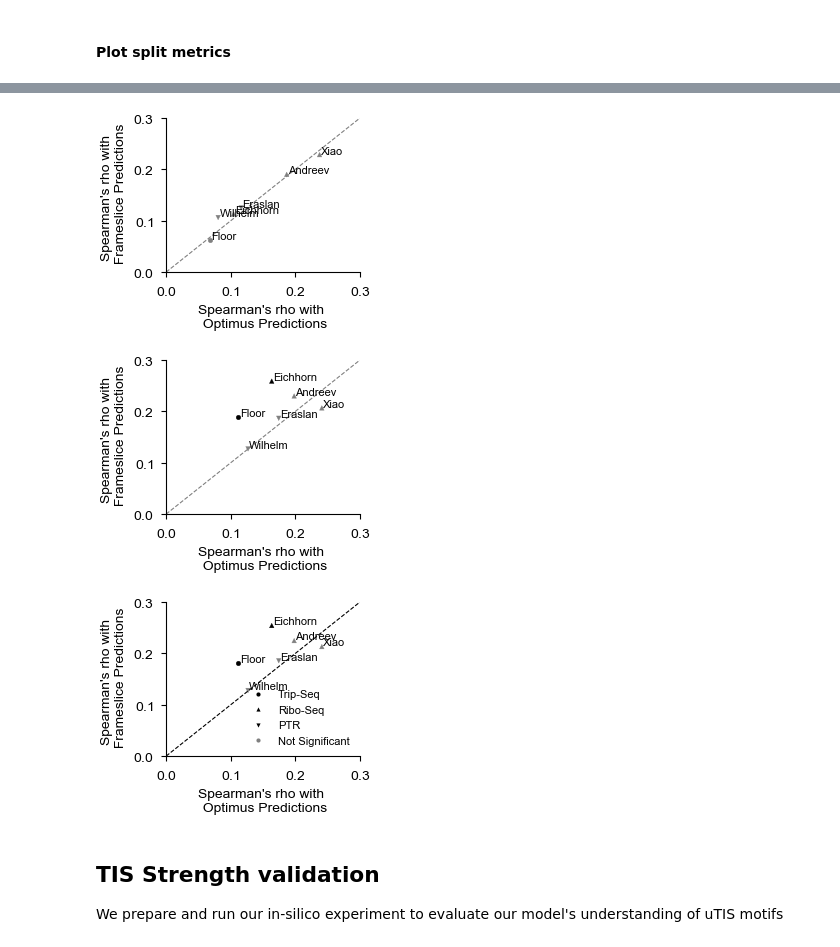
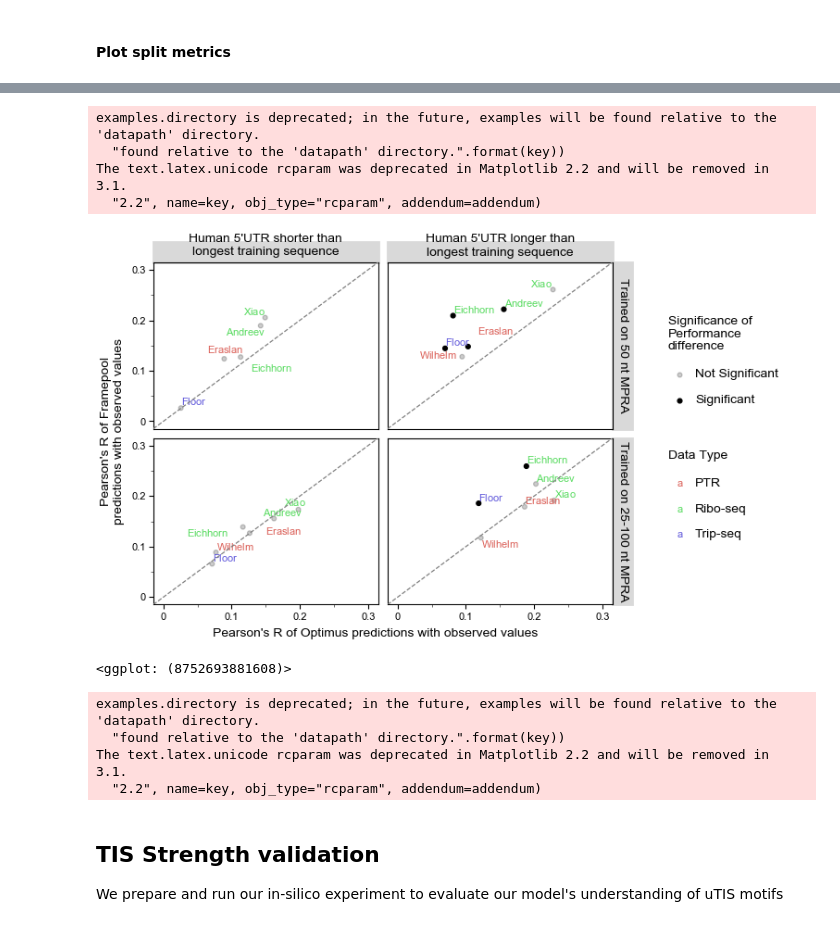
Before and after one commit to Karollus/5UTR, a Jupyter notebook: Modelling/Modelling.ipynb, the cells around one changed output, grey strips where cells are left out. Drawn from its saved outputs; the diff is of its cells as text; code cells hidden in the pictures.

```diff
--- a/Modelling/Modelling.ipynb
+++ b/Modelling/Modelling.ipynb
@@ -730,22 +505,63 @@ plot_metrics(metrics_split_frameslice_50, metrics_split_optimus_50, split="long"
-# %%
-plot_metrics(metrics_split_frameslice_100, metrics_split_optimus_100, split="100", corr_type="spearman",
-                fig_dims=fig_dims, font_size=font_size, font_size_lbl=font_size_lbl,
-            n_samples = 100)
-# %% [output]
-[figure, removed]
-# %%
-plot_metrics(metrics_split_frameslice_100, metrics_split_optimus_100, split="long", corr_type="spearman",
-                fig_dims=fig_dims, font_size=font_size, font_size_lbl=font_size_lbl,
-            n_samples = 100)
-# %% [output]
-[figure, removed]
-# %%
-# combined model
-plot_metrics(metrics_split_frameslice_combined, metrics_split_optimus_100, split="long", model="slice_combined", corr_type="spearman",
-                fig_dims=fig_dims, font_size=font_size, font_size_lbl=font_size_lbl,
-            n_samples = 100, suppress_legend=False)
-# %% [output]
-[figure, removed]
+# %%
+split_metric_df = pd.read_csv("../Data/Metrics/split_metric_df.csv")
+# %%
+# Make categoricals for values used to order facet grid
+split_metric_df['split_type_cat'] = pd.Categorical(split_metric_df['split_type'], categories=[splittype_1,splittype_2])
+split_metric_df['train_type_cat'] = pd.Categorical(split_metric_df['train_data_type'], categories=[traintype_1,traintype_2])
+
+# Labels
+x_lab = "Pearson's R of Optimus predictions with observed values"
+y_lab = "Pearson's R of Framepool\npredictions with observed values"
+plotlabel_dict = {traintype_1: "Trained on 50 nt MPRA", traintype_2: "Trained on 25-100 nt MPRA",
+                  splittype_1: "Human 5'UTR shorter than\nlongest training sequence\n",
+                  splittype_2: "Human 5'UTR longer than\nlongest training sequence\n"}
+labeller = plotnine.facets.labelling.as_labeller(plotlabel_dict) # facet labeller
+
+# Adjust text parameters
+adjust_text_dict = {
+    'x': split_metric_df["Pearson's R of Optimus predictions with observed values"],
+    'y': split_metric_df["Pearson's R of Framepool predictions with observed values"],
+    "expand_text": (2,2),
+    "avoid_point": True,
+    "avoid_text": True,
+    #'expand_points': (2, 2)
+    #'arrowprops': {
+    #    'arrowstyle': '->',
+    #    'color': 'red'
+    #}
+}
+
+# Plot
+p = (plotnine.ggplot(split_metric_df, plotnine.aes("Pearson's R of Optimus predictions with observed values",
+                                                    "Pearson's R of Framepool predictions with observed values"))
+ + plotnine.geom_point(plotnine.aes(alpha="significant_diff_Pearson"))
+ + plotnine.scale_alpha_discrete(range = [0.2, 1.0])
+ + plotnine.scales.scale_shape_manual(values=["o", "^", "v"])
+ + plotnine.geom_text(plotnine.aes(label="data", color="data_type"), parse=True, size=8, adjust_text=adjust_text_dict)
+ + plotnine.xlab(x_lab)
+ + plotnine.ylab(y_lab)
+ + plotnine.xlim(0, 0.3)
+ + plotnine.ylim(0, 0.3)
+ + plotnine.labs(alpha="Significance of\nPerformance\ndifference", shape="Data Type", color="Data Type")
+ + plotnine.facet_grid('train_type_cat ~ split_type_cat', labeller=labeller)
+ + plotnine.geom_abline(color="grey", linetype="--")
+ + plotnine.theme_matplotlib()
+ + plotnine.theme(strip_background=plotnine.element_rect(size=2)))
+p
+# %% [output]
+examples.directory is deprecated; in the future, examples will be found relative to the 'datapath' directory.
+  "found relative to the 'datapath' directory.".format(key))
+The text.latex.unicode rcparam was deprecated in Matplotlib 2.2 and will be removed in 3.1.
+  "2.2", name=key, obj_type="rcparam", addendum=addendum)
+[figure, added]
+<ggplot: (8752693881608)>
+# %%
+p.save("../Graphics/" + "Fig3" + ".svg")
+# %% [output]
+examples.directory is deprecated; in the future, examples will be found relative to the 'datapath' directory.
+  "found relative to the 'datapath' directory.".format(key))
+The text.latex.unicode rcparam was deprecated in Matplotlib 2.2 and will be removed in 3.1.
+  "2.2", name=key, obj_type="rcparam", addendum=addendum)
 # %% [markdown]
 ## **TIS Strength validation**
 We prepare and run our in-silico experiment to evaluate our model's understanding of uTIS motifs
```
Also changed, not shown: parts of 84 cells of this notebook, 3 other files.
